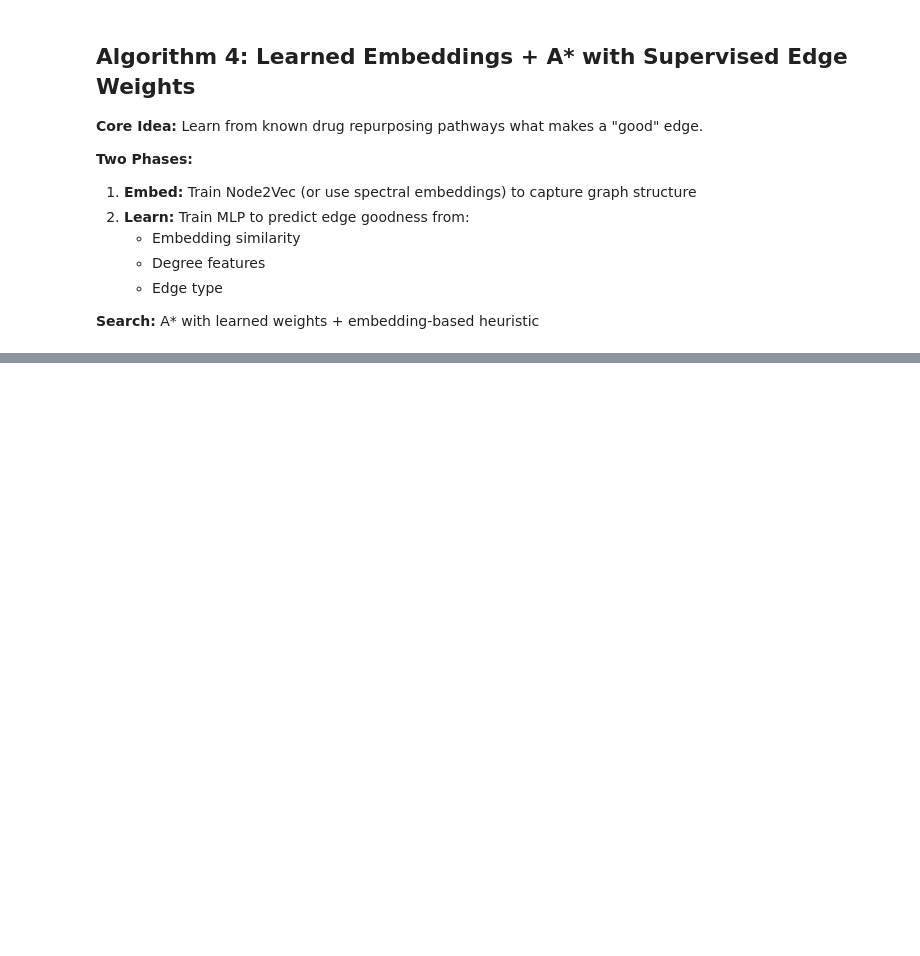
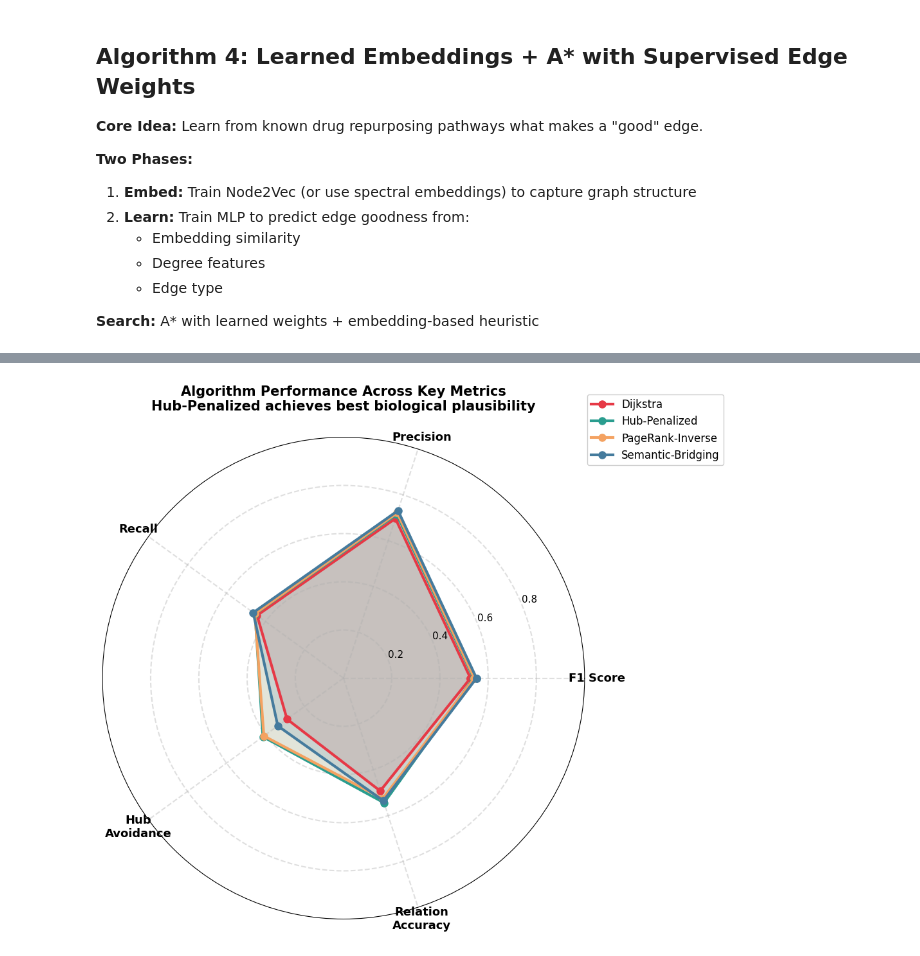
Before and after one commit to maxxyhc/PrimeKG-Pathfinding-Algorithm-Benchmark-Laboratory, a Jupyter notebook: notebook/algorithm_benchmark.ipynb, the cells around one changed output, grey strips where cells are left out. Cells and saved outputs as stored; diff of their text form; code cells hidden in the pictures; blank space fills up the shorter version.

```diff
--- a/notebook/algorithm_benchmark.ipynb
+++ b/notebook/algorithm_benchmark.ipynb
@@ -793,0 +862,63 @@ for alg in ['Shortest Path', 'Meta-Path']:
+# %%
+import matplotlib.pyplot as plt
+import numpy as np
+
+def plot_comprehensive_comparison(summary):
+    """
+    Single comprehensive plot showing all key dimensions
+    Radar/spider chart with 5 key metrics
+    """
+    from math import pi
+
+    fig, ax = plt.subplots(figsize=(10, 10), subplot_kw=dict(projection='polar'))
+
+    # Metrics to show (all normalized so higher = better)
+    metrics = ['F1 Score', 'Precision', 'Recall', 'Hub\nAvoidance', 'Relation\nAccuracy']
+
+    algorithms = summary.index.tolist()
+    colors = {'Dijkstra': '#E63946', 'Hub-Penalized': '#2A9D8F',
+              'PageRank-Inverse': '#F4A261', 'Semantic-Bridging': '#457B9D'}
+
+    # Number of metrics
+    num_vars = len(metrics)
+    angles = [n / float(num_vars) * 2 * pi for n in range(num_vars)]
+    angles += angles[:1]
+
+    # Plot each algorithm
+    for algo in algorithms:
+        values = [
+            summary.loc[algo, 'f1_score'],
+            summary.loc[algo, 'precision'],
+            summary.loc[algo, 'recall_at_6_hops'],
+            1 - summary.loc[algo, 'hub_node_ratio'],  # Invert so higher = better
+            summary.loc[algo, 'relation_accuracy']
+        ]
+        values += values[:1]
+
+        ax.plot(angles, values, 'o-', linewidth=3,
+                label=algo, color=colors[algo], markersize=8)
+        ax.fill(angles, values, alpha=0.15, color=colors[algo])
+
+    # Fix axis
+    ax.set_xticks(angles[:-1])
+    ax.set_xticklabels(metrics, size=13, weight='bold')
+    ax.set_ylim(0, 1)
+    ax.set_yticks([0.2, 0.4, 0.6, 0.8])
+    ax.set_yticklabels(['0.2', '0.4', '0.6', '0.8'], size=11)
+    ax.grid(True, linestyle='--', alpha=0.4, linewidth=1.5)
+
+    # Legend
+    plt.legend(loc='upper right', bbox_to_anchor=(1.3, 1.1),
+               fontsize=12, framealpha=0.95)
+
+    plt.title('Algorithm Performance Across Key Metrics\nHub-Penalized achieves best biological plausibility',
+              size=15, weight='bold', pad=30)
+
+    plt.tight_layout()
+    return fig
+
+# Run it
+fig = plot_comprehensive_comparison(summary)
+plt.show()
+# %% [output]
+[figure, added]
```
Also changed, not shown: parts of 43 cells of this notebook, 7 other files.
